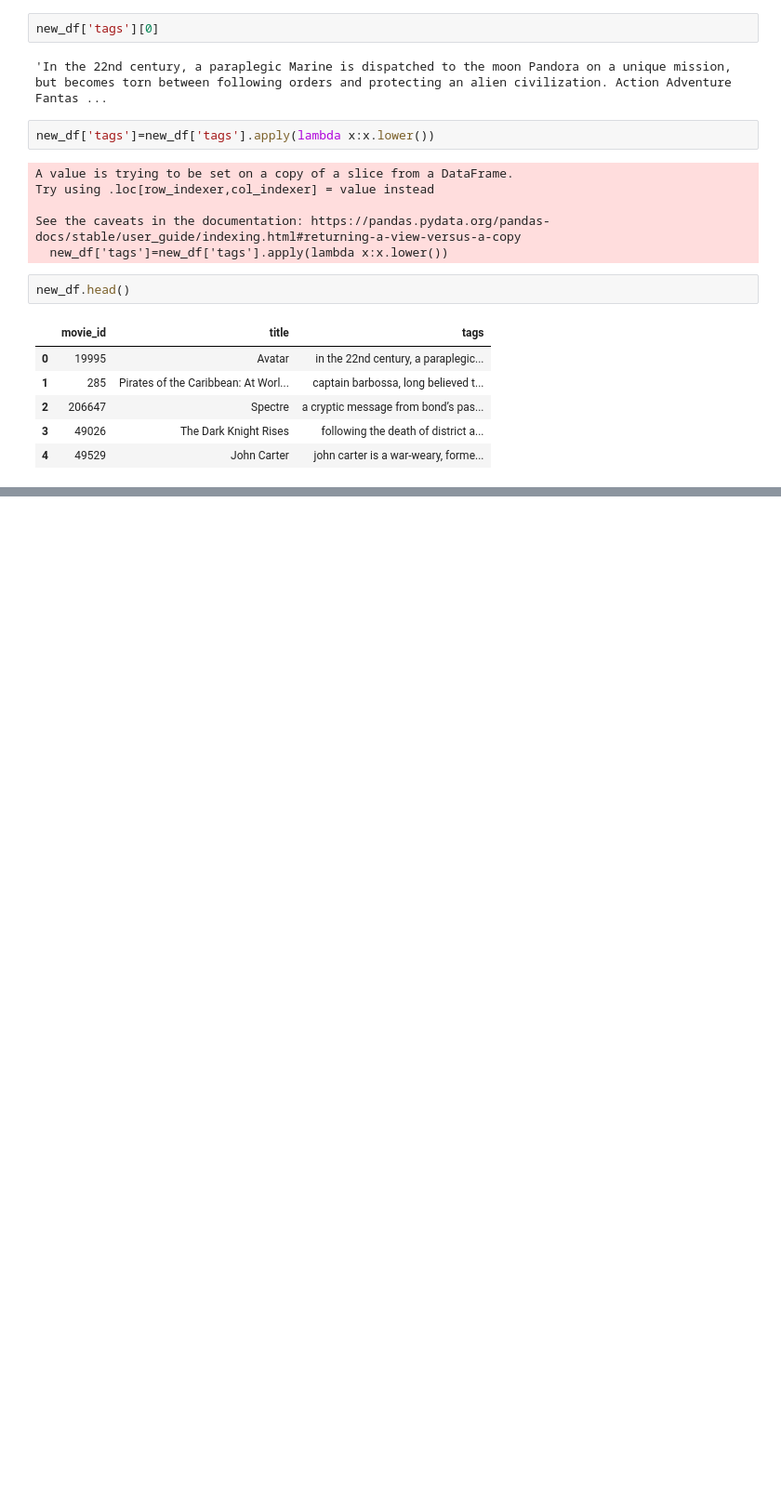
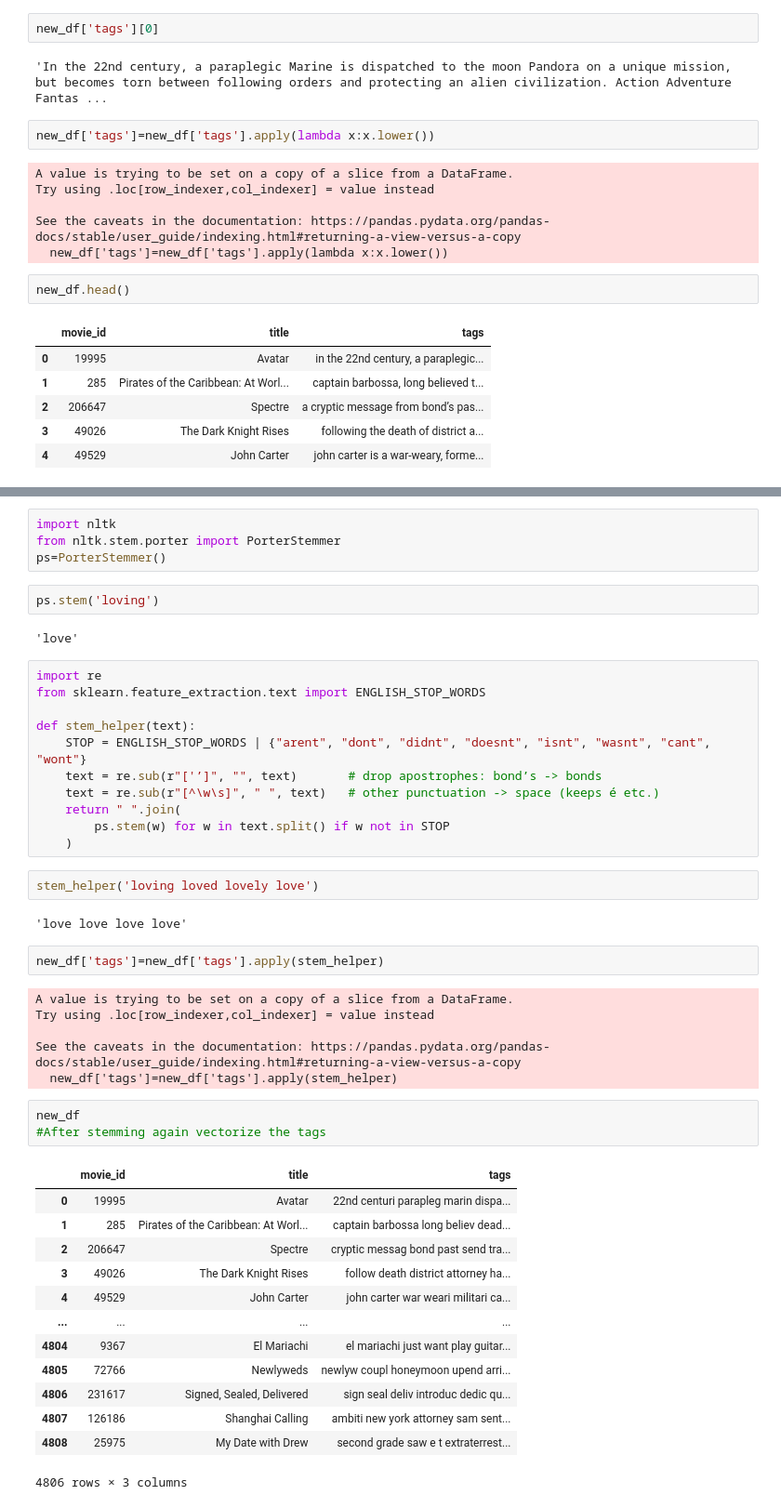
Before and after one commit to ArunAryal/Movie-Recommendation-System, a Jupyter notebook: movie_recommender_system.ipynb, the cells around one changed output, grey strips where cells are left out. Shown at 93% size. Cells and saved outputs as stored; diff of their text form; blank space fills up the shorter version.

Commit message:
vectorize tags

```diff
--- a/movie_recommender_system.ipynb
+++ b/movie_recommender_system.ipynb
@@ -212,0 +275,48 @@ new_df.head()
+# %%
+import nltk
+from nltk.stem.porter import PorterStemmer
+ps=PorterStemmer()
+# %%
+ps.stem('loving')
+# %% [output]
+'love'
+# %%
+import re
+from sklearn.feature_extraction.text import ENGLISH_STOP_WORDS
+
+def stem_helper(text):
+    STOP = ENGLISH_STOP_WORDS | {"arent", "dont", "didnt", "doesnt", "isnt", "wasnt", "cant", "wont"}
+    text = re.sub(r"['’]", "", text)       # drop apostrophes: bond’s -> bonds
+    text = re.sub(r"[^\w\s]", " ", text)   # other punctuation -> space (keeps é etc.)
+    return " ".join(
+        ps.stem(w) for w in text.split() if w not in STOP
+    )
+# %%
+stem_helper('loving loved lovely love')
+# %% [output]
+'love love love love'
+# %%
+new_df['tags']=new_df['tags'].apply(stem_helper)
+# %% [output]
+A value is trying to be set on a copy of a slice from a DataFrame.
+Try using .loc[row_indexer,col_indexer] = value instead
+
+See the caveats in the documentation: https://pandas.pydata.org/pandas-docs/stable/user_guide/indexing.html#returning-a-view-versus-a-copy
+  new_df['tags']=new_df['tags'].apply(stem_helper)
+# %%
+new_df
+#After stemming again vectorize the tags
+# %% [output]
+|  | movie_id | title | tags |
+| 0 | 19995 | Avatar | 22nd centuri parapleg marin dispa... |
+| 1 | 285 | Pirates of the Caribbean: At Worl... | captain barbossa long believ dead... |
+| 2 | 206647 | Spectre | cryptic messag bond past send tra... |
+| 3 | 49026 | The Dark Knight Rises | follow death district attorney ha... |
+| 4 | 49529 | John Carter | john carter war weari militari ca... |
+| ... | ... | ... | ... |
+| 4804 | 9367 | El Mariachi | el mariachi just want play guitar... |
+| 4805 | 72766 | Newlyweds | newlyw coupl honeymoon upend arri... |
+| 4806 | 231617 | Signed, Sealed, Delivered | sign seal deliv introduc dedic qu... |
+| 4807 | 126186 | Shanghai Calling | ambiti new york attorney sam sent... |
+| 4808 | 25975 | My Date with Drew | second grade saw e t extraterrest... |
+4806 rows × 3 columns
```
Also changed, not shown: parts of 19 cells of this notebook.
